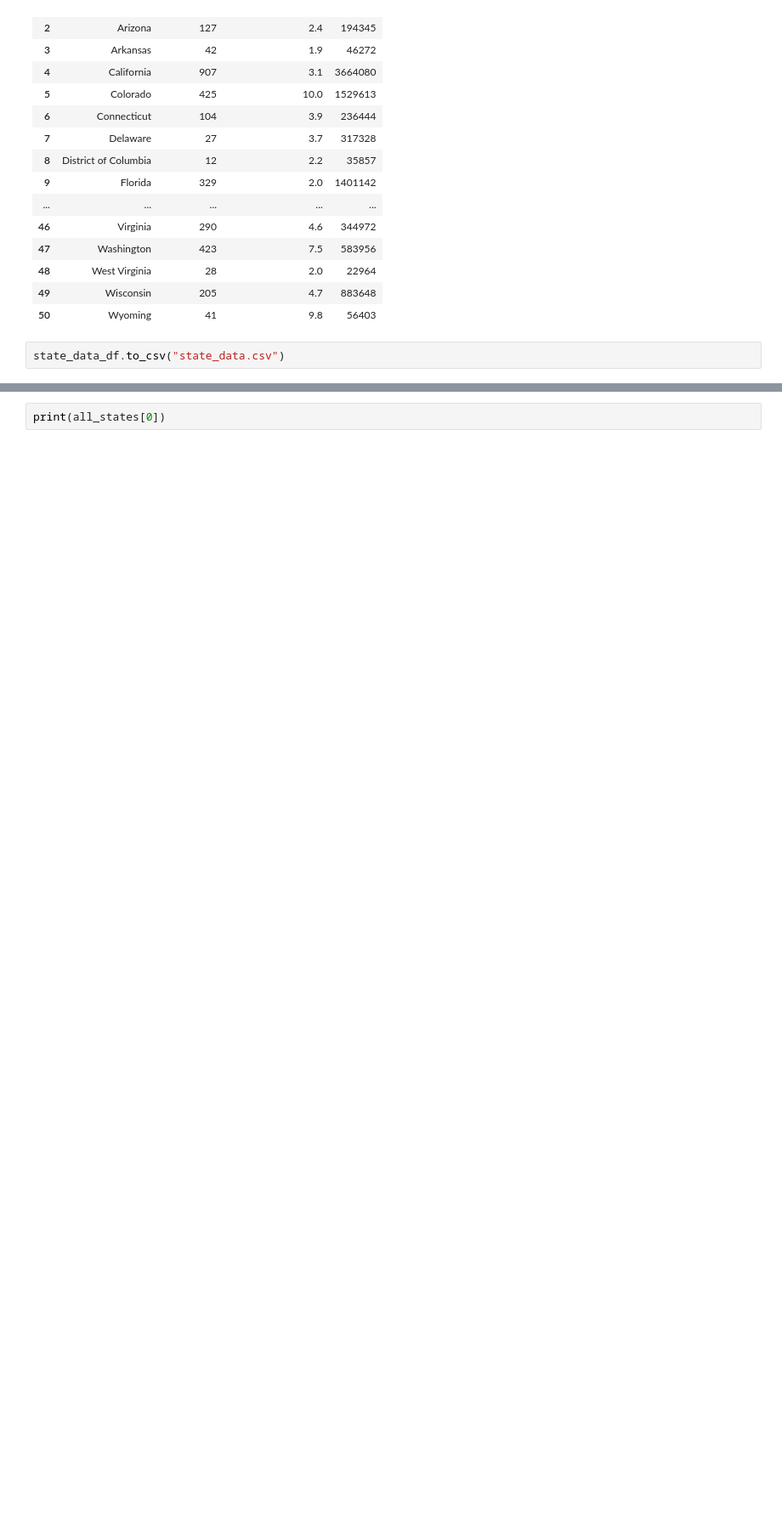
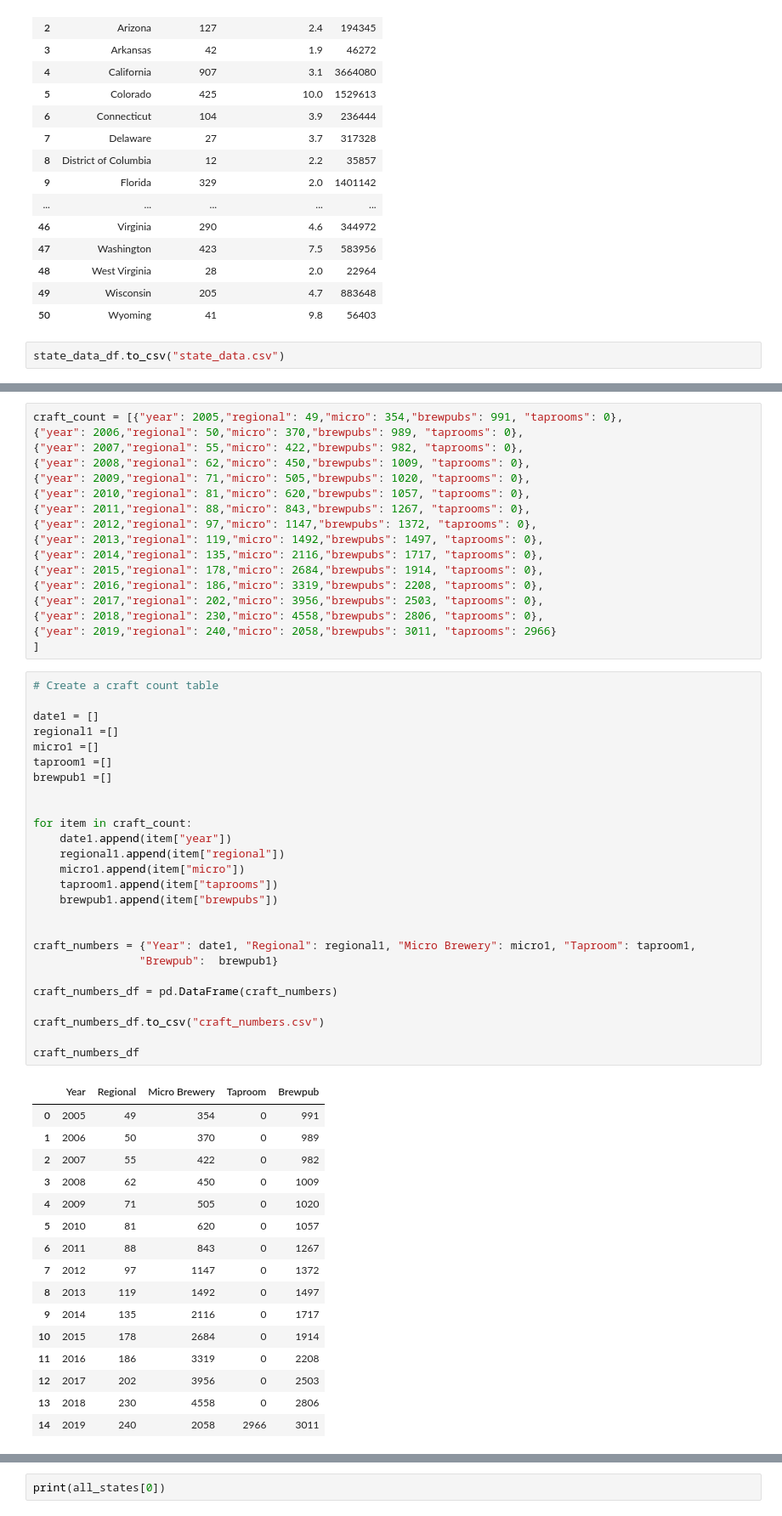
Before and after one commit to jessyoder/Project-2, a Jupyter notebook: craft_brewery_scrape.ipynb, the cells around one changed output, grey strips where cells are left out. Shown: that part at 85% size. Saved outputs shown, nothing was run; the diff lists cells and outputs as text; blank space fills up the shorter version.

```diff
--- a/craft_brewery_scrape.ipynb
+++ b/craft_brewery_scrape.ipynb
@@ -96,0 +163,60 @@ state_data_df.to_csv("state_data.csv")
+# %%
+craft_count = [{"year": 2005,"regional": 49,"micro": 354,"brewpubs": 991, "taprooms": 0},
+{"year": 2006,"regional": 50,"micro": 370,"brewpubs": 989, "taprooms": 0},
+{"year": 2007,"regional": 55,"micro": 422,"brewpubs": 982, "taprooms": 0},
+{"year": 2008,"regional": 62,"micro": 450,"brewpubs": 1009, "taprooms": 0},
+{"year": 2009,"regional": 71,"micro": 505,"brewpubs": 1020, "taprooms": 0},
+{"year": 2010,"regional": 81,"micro": 620,"brewpubs": 1057, "taprooms": 0},
+{"year": 2011,"regional": 88,"micro": 843,"brewpubs": 1267, "taprooms": 0},
+{"year": 2012,"regional": 97,"micro": 1147,"brewpubs": 1372, "taprooms": 0},
+{"year": 2013,"regional": 119,"micro": 1492,"brewpubs": 1497, "taprooms": 0},
+{"year": 2014,"regional": 135,"micro": 2116,"brewpubs": 1717, "taprooms": 0},
+{"year": 2015,"regional": 178,"micro": 2684,"brewpubs": 1914, "taprooms": 0},
+{"year": 2016,"regional": 186,"micro": 3319,"brewpubs": 2208, "taprooms": 0},
+{"year": 2017,"regional": 202,"micro": 3956,"brewpubs": 2503, "taprooms": 0},
+{"year": 2018,"regional": 230,"micro": 4558,"brewpubs": 2806, "taprooms": 0},
+{"year": 2019,"regional": 240,"micro": 2058,"brewpubs": 3011, "taprooms": 2966}
+]
+# %%
+# Create a craft count table
+
+date1 = []
+regional1 =[]
+micro1 =[]
+taproom1 =[]
+brewpub1 =[]
+
+
+for item in craft_count:
+    date1.append(item["year"])
+    regional1.append(item["regional"])
+    micro1.append(item["micro"])
+    taproom1.append(item["taprooms"])
+    brewpub1.append(item["brewpubs"])
+
+
+craft_numbers = {"Year": date1, "Regional": regional1, "Micro Brewery": micro1, "Taproom": taproom1,
+                "Brewpub":  brewpub1}
+
+craft_numbers_df = pd.DataFrame(craft_numbers)
+
+craft_numbers_df.to_csv("craft_numbers.csv")
+
+craft_numbers_df
+# %% [output]
+|  | Year | Regional | Micro Brewery | Taproom | Brewpub |
+| 0 | 2005 | 49 | 354 | 0 | 991 |
+| 1 | 2006 | 50 | 370 | 0 | 989 |
+| 2 | 2007 | 55 | 422 | 0 | 982 |
+| 3 | 2008 | 62 | 450 | 0 | 1009 |
+| 4 | 2009 | 71 | 505 | 0 | 1020 |
+| 5 | 2010 | 81 | 620 | 0 | 1057 |
+| 6 | 2011 | 88 | 843 | 0 | 1267 |
+| 7 | 2012 | 97 | 1147 | 0 | 1372 |
+| 8 | 2013 | 119 | 1492 | 0 | 1497 |
+| 9 | 2014 | 135 | 2116 | 0 | 1717 |
+| 10 | 2015 | 178 | 2684 | 0 | 1914 |
+| 11 | 2016 | 186 | 3319 | 0 | 2208 |
+| 12 | 2017 | 202 | 3956 | 0 | 2503 |
+| 13 | 2018 | 230 | 4558 | 0 | 2806 |
+| 14 | 2019 | 240 | 2058 | 2966 | 3011 |
```
Also changed, not shown: parts of 8 cells of this notebook, 2 other files.
